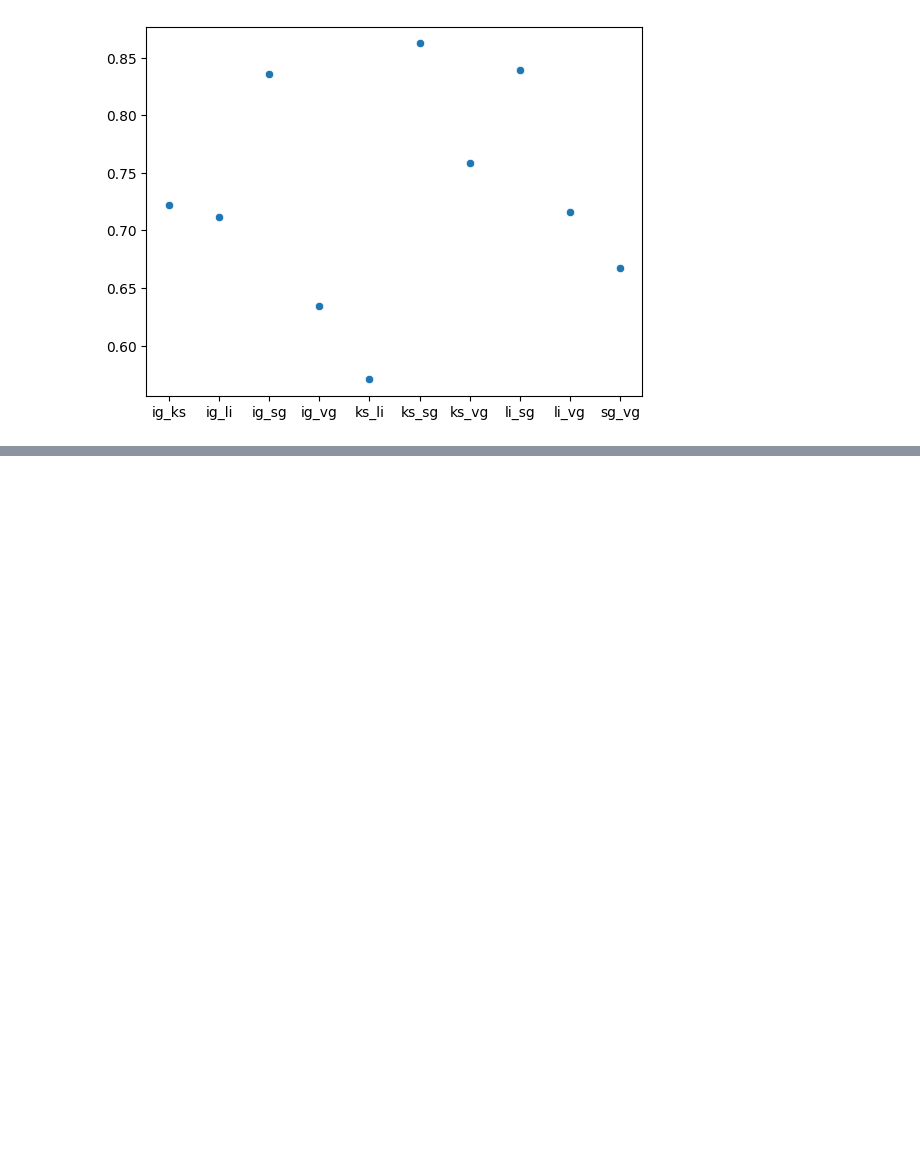
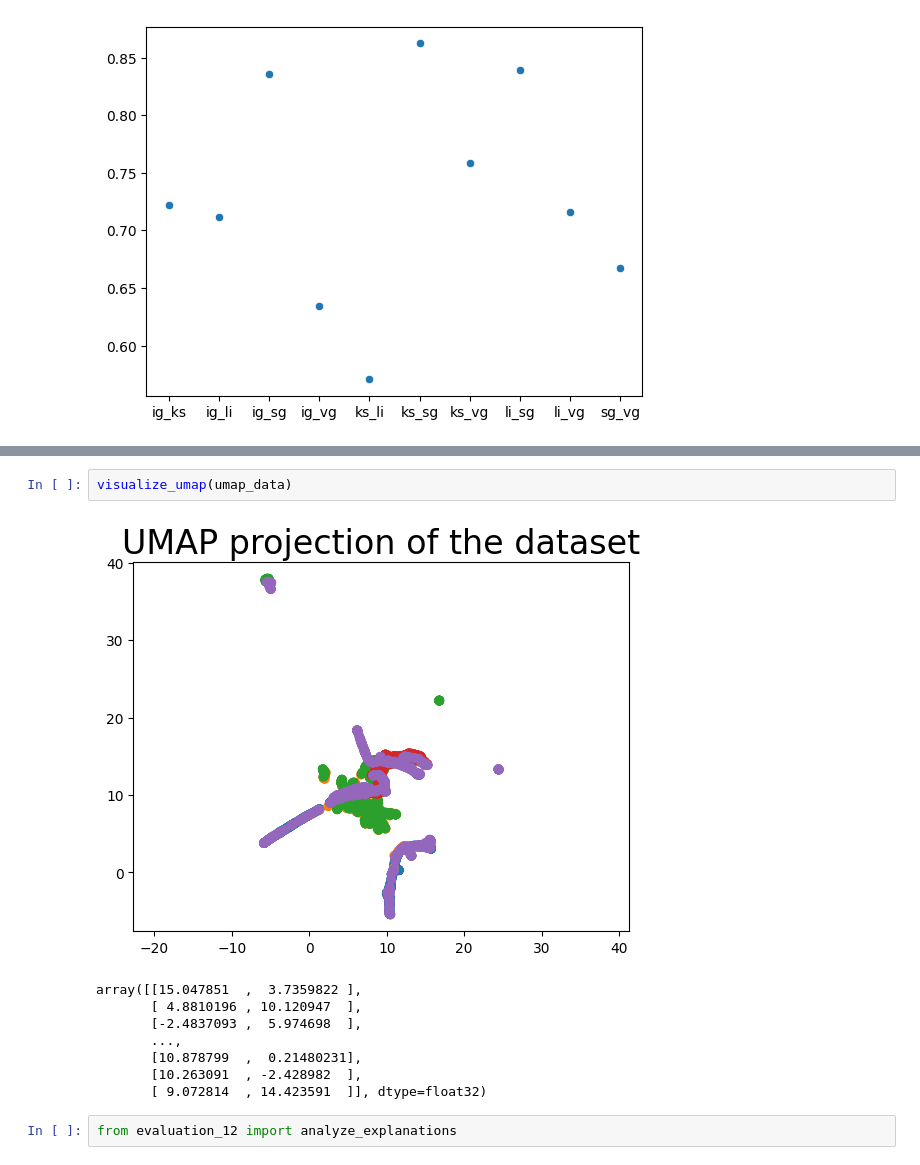
Before and after one commit to ekunigk/BA_Disagreement_Problem, a Jupyter notebook: evaluation_two.ipynb, the cells around one changed output, grey strips where cells are left out. Drawn from its saved outputs; the diff is of its cells as text; blank space fills up the shorter version.

```diff
--- a/evaluation_two.ipynb
+++ b/evaluation_two.ipynb
@@ -25,0 +44,13 @@ visualize_scores(scores)
+# %%
+visualize_umap(umap_data)
+# %% [output]
+[figure, added]
+array([[15.047851  ,  3.7359822 ],
+       [ 4.8810196 , 10.120947  ],
+       [-2.4837093 ,  5.974698  ],
+       ...,
+       [10.878799  ,  0.21480231],
+       [10.263091  , -2.428982  ],
+       [ 9.072814  , 14.423591  ]], dtype=float32)
+# %%
+from evaluation_12 import analyze_explanations
```
Also changed, not shown: parts of 4 cells of this notebook, 1 other file.
